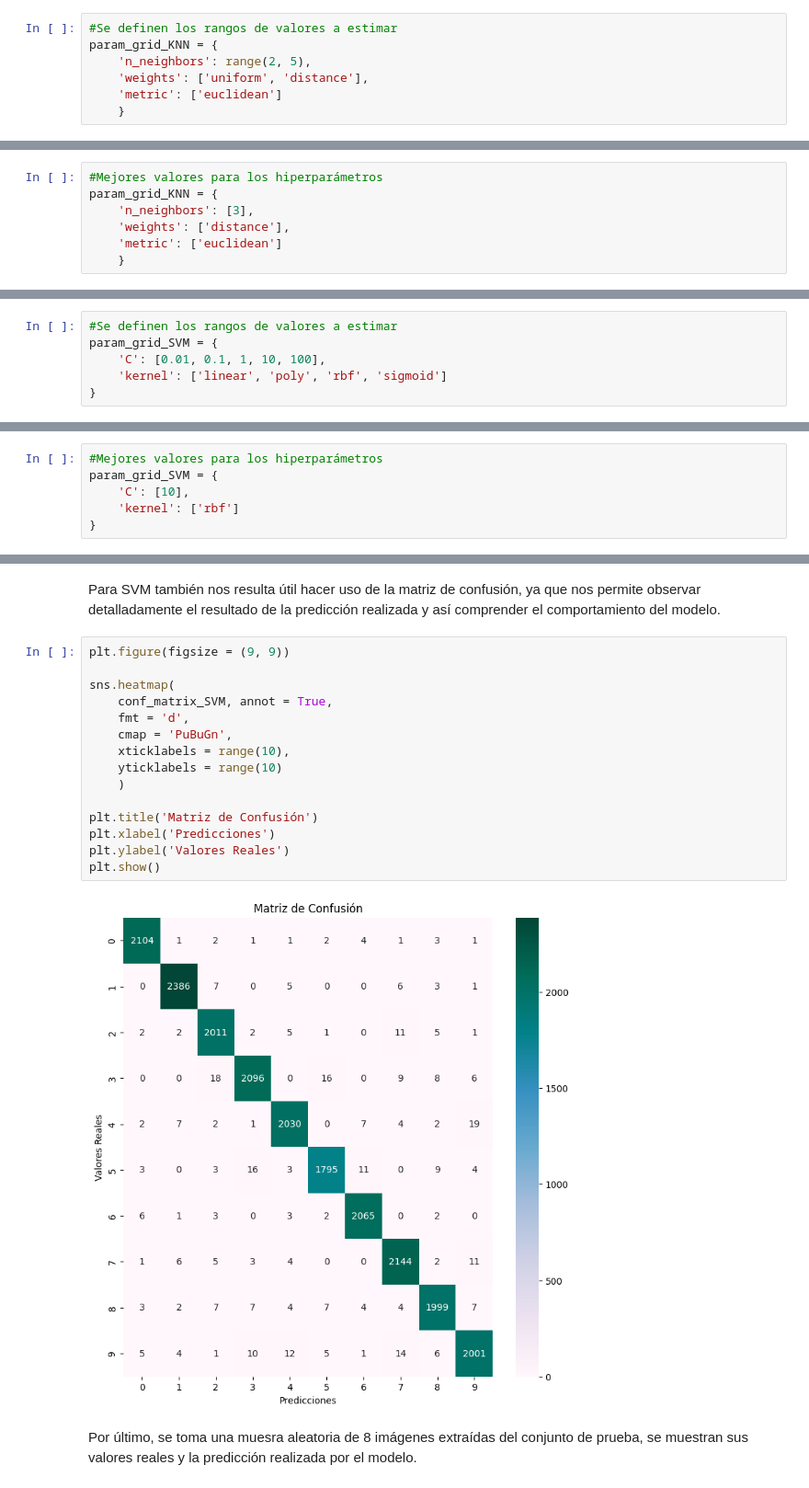
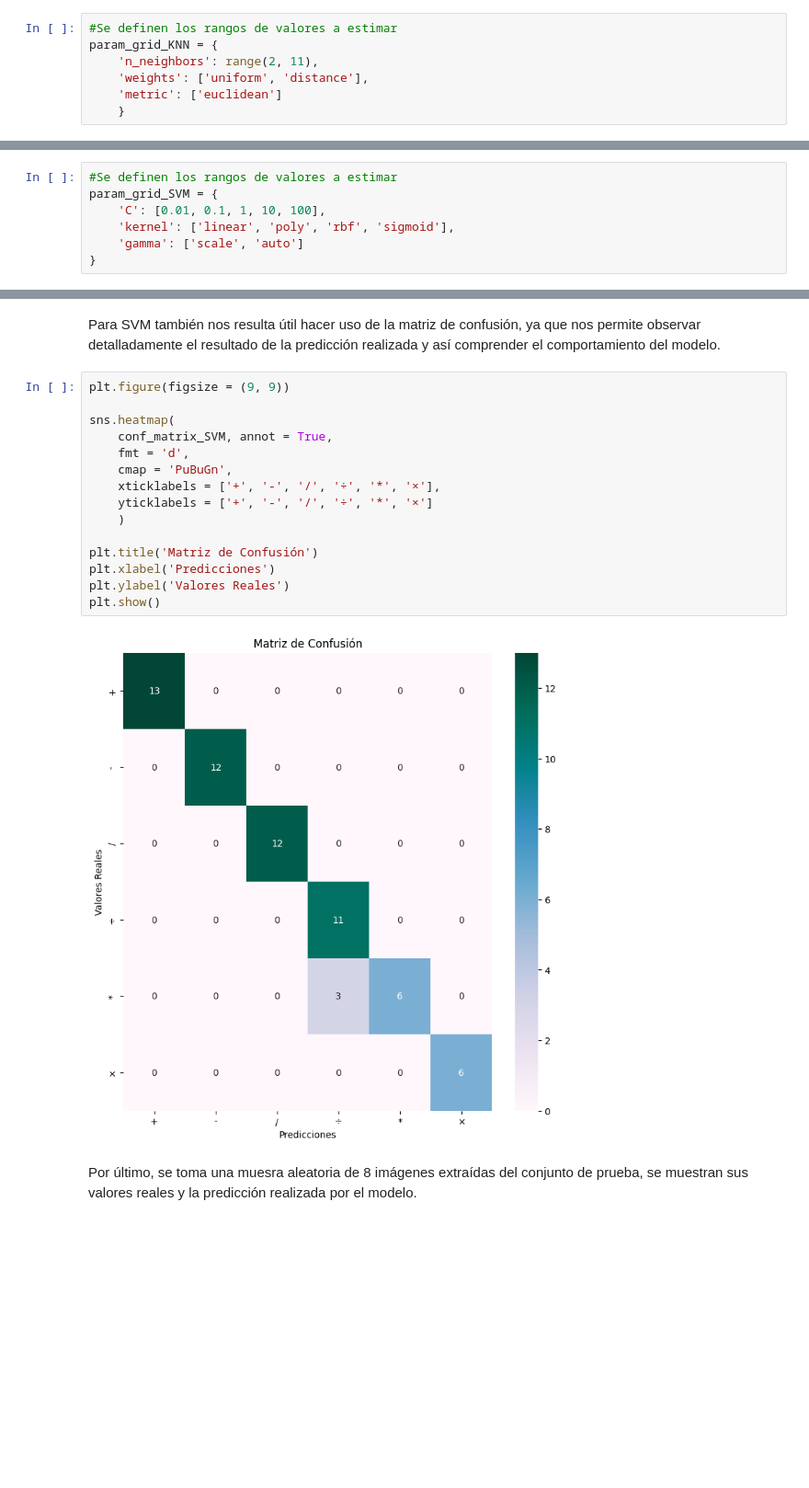
Before and after one commit to Morax19/ML_UCV, a Jupyter notebook: Tarea2/Tarea2_ML_DanielHernandez_Parte1_B.ipynb, the cells around one changed output, grey strips where cells are left out. Shown at 92% size. Cells and saved outputs as stored; diff of their text form; blank space fills up the shorter version.

```diff
--- a/Tarea2/Tarea2_ML_DanielHernandez_Parte1_B.ipynb
+++ b/Tarea2/Tarea2_ML_DanielHernandez_Parte1_B.ipynb
@@ -249,7 +293,7 @@ De manera similar al modelo anterior, KNN también posee hiperparámetros que de
 # %%
 #Se definen los rangos de valores a estimar
 param_grid_KNN = {
-    'n_neighbors': range(2, 5),
+    'n_neighbors': range(2, 11),
     'weights': ['uniform', 'distance'],
     'metric': ['euclidean']
     }
@@ -258,10 +300,3 @@ Nota: Dado que la estimación de hiperparámetros es costosa a nivel computacion
-# %%
-#Mejores valores para los hiperparámetros
-param_grid_KNN = {
-    'n_neighbors': [3],
-    'weights': ['distance'],
-    'metric': ['euclidean']
-    }
 # %% [markdown]
 Las métricas mencionadas en Regresión Logística también aplican en este modelo, por lo que no se volverán a definir de forma explícita, sin embargo cabe mencionar que la métrica en la que nos enfocaremos será la precisión o accuracy. De igual manera se repetirá el uso de la validación cruzada para mejorar la generalización del modelo
 # %%
@@ -377,5 +418,6 @@ De forma similar a los 2 modelos anteriores, se tienen un conjunto de hiperpará
 #Se definen los rangos de valores a estimar
 param_grid_SVM = {
     'C': [0.01, 0.1, 1, 10, 100],
-    'kernel': ['linear', 'poly', 'rbf', 'sigmoid']
+    'kernel': ['linear', 'poly', 'rbf', 'sigmoid'],
+    'gamma': ['scale', 'auto']
 }
@@ -384,9 +424,3 @@ Nota: Dado que la estimación de hiperparámetros es costosa a nivel computacion
-# %%
-#Mejores valores para los hiperparámetros
-param_grid_SVM = {
-    'C': [10],
-    'kernel': ['rbf']
-}
 # %% [markdown]
 Las métricas mencionadas en Regresión Logística y en KNN también aplican en este modelo, por lo que no se volverán a definir de forma explícita. En este caso se también vamos a enfocarnos en la precisión o accuracy.
 
@@ -447,20 +487,20 @@ Para SVM también nos resulta útil hacer uso de la matriz de confusión, ya que
 # %%
 plt.figure(figsize = (9, 9))
 
 sns.heatmap(
     conf_matrix_SVM, annot = True,
     fmt = 'd',
     cmap = 'PuBuGn',
-    xticklabels = range(10),
-    yticklabels = range(10)
+    xticklabels = ['+', '-', '/', '÷', '*', '×'],
+    yticklabels = ['+', '-', '/', '÷', '*', '×']
     )
 
 plt.title('Matriz de Confusión')
 plt.xlabel('Predicciones')
 plt.ylabel('Valores Reales')
 plt.show()
 # %% [output]
-[figure, old version]
+[figure, new version]
 # %% [markdown]
 Por último, se toma una muesra aleatoria de 8 imágenes extraídas del conjunto de prueba, se muestran sus valores reales y la predicción realizada por el modelo.
 # %%
```
Also changed, not shown: parts of 48 cells of this notebook.
